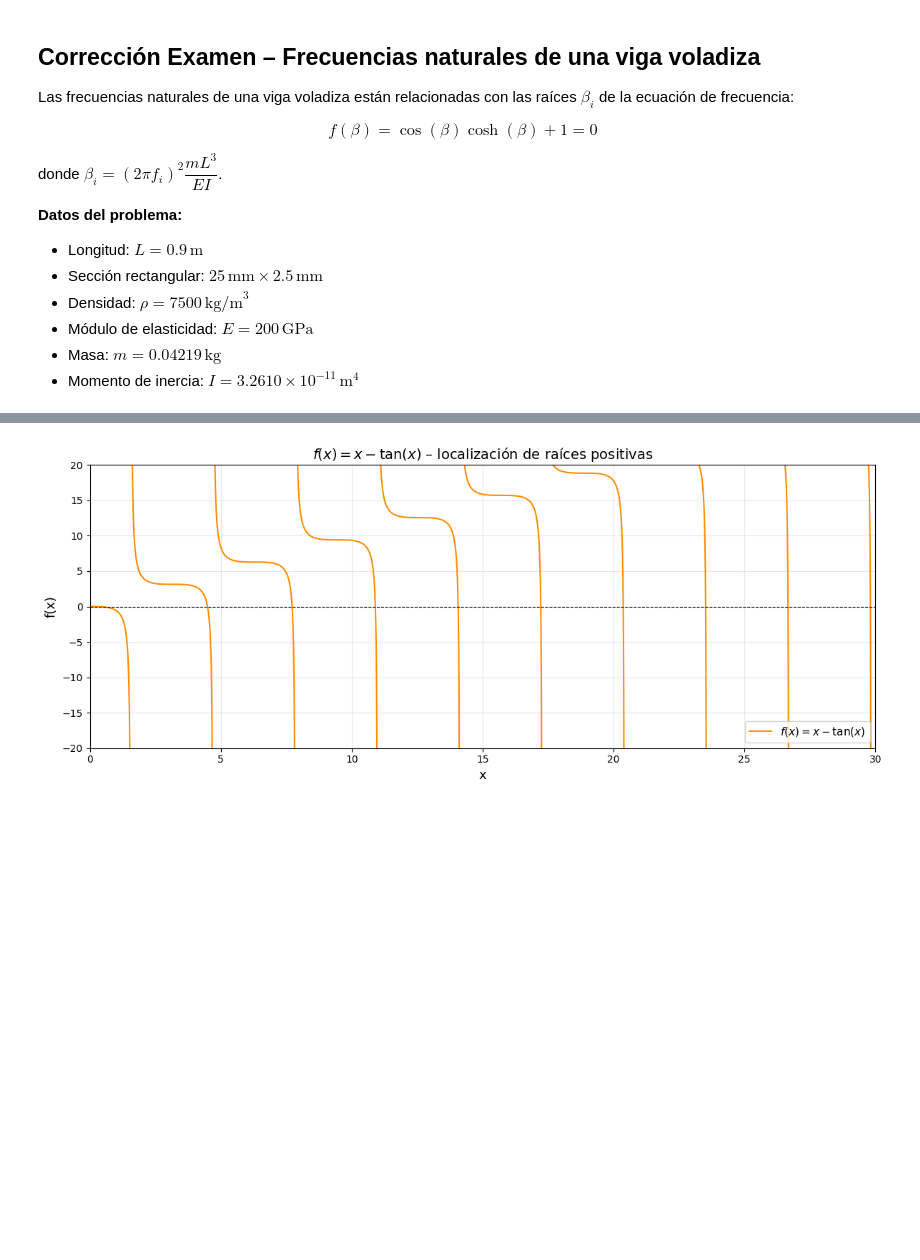
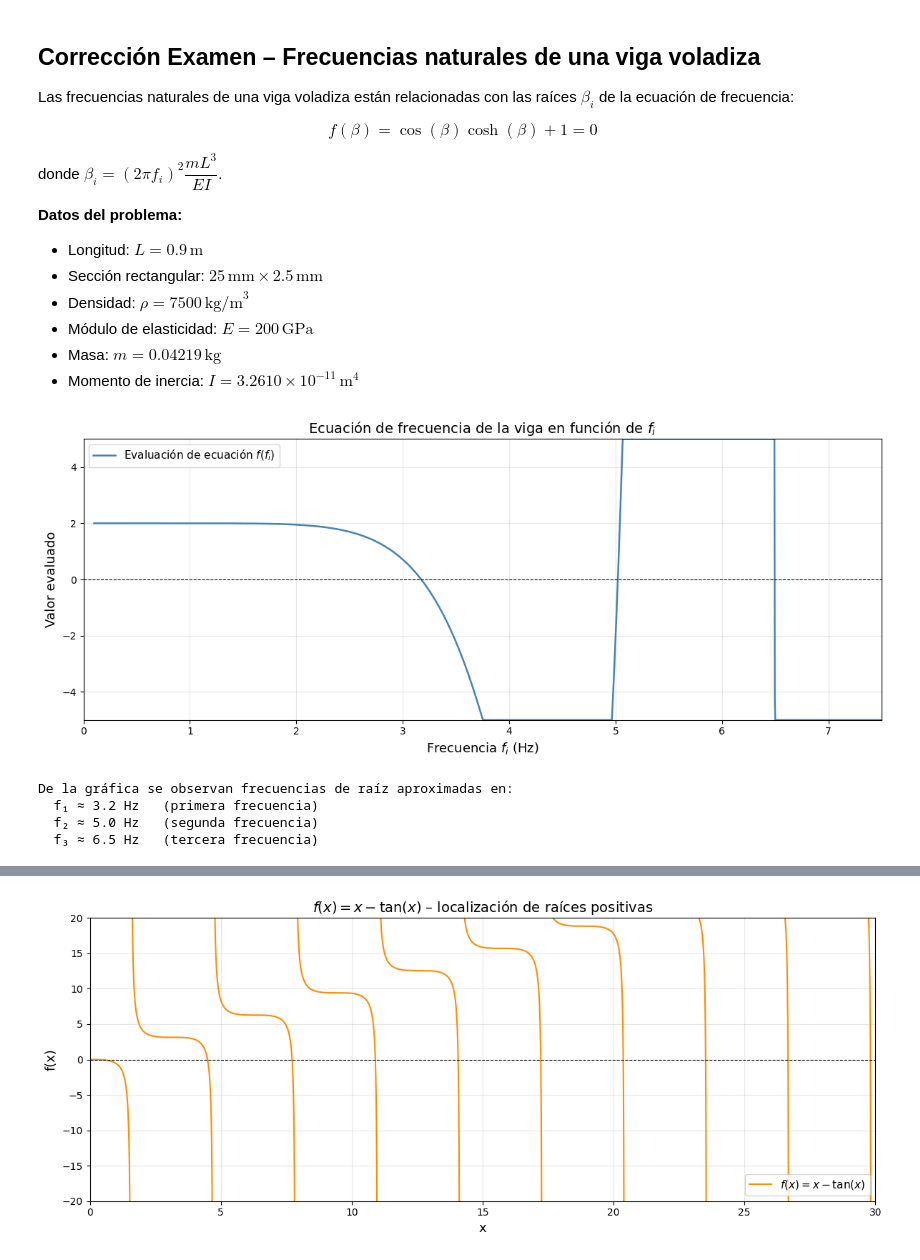
Before and after one commit to andresparceromelo/analisis_numerico, a Jupyter notebook: examen_2 parejas/examen.ipynb, the cells around one changed output, grey strips where cells are left out. Saved outputs shown, nothing was run; the diff lists cells and outputs as text; code cells hidden in the pictures; blank space fills up the shorter version.

```diff
--- a/examen_2 parejas/examen.ipynb
+++ b/examen_2 parejas/examen.ipynb
@@ -86,34 +86,47 @@ donde $\beta_i = (2\pi f_i)^2 \dfrac{mL^3}{EI}$.
 # %%
 import numpy as np
 import matplotlib.pyplot as plt
 
-# ── Definición de la función de frecuencia ────────────────────────────────────
-def f_beta(beta):
+#Parametros iniciales
+E = 200e9
+I = 3.2610e-11
+m = 0.04219
+L = 0.9
+
+# Definimos la función
+def f_viga(f_i):
+
+    beta = ((2 * np.pi * f_i)**2) * (m * L**3) / (E * I)
     return np.cos(beta) * np.cosh(beta) + 1
 
-# ── a) Bosquejo de la función ─────────────────────────────────────────────────
-beta_vals = np.linspace(0.1, 20, 2000)
-y_vals    = f_beta(beta_vals)
+# ── a) Bosquejo de la función ────────────────
+f_vals = np.linspace(0.1, 7.5, 2000)
+y_vals = [f_viga(freq) for freq in f_vals]
 
-# Limitar la escala vertical para que las raíces sean visibles
 y_plot = np.clip(y_vals, -5, 5)
 
 fig, ax = plt.subplots(figsize=(12, 5))
-ax.plot(beta_vals, y_plot, color='steelblue', linewidth=1.8,
-        label=r'$f(\beta) = \cos(\beta)\cosh(\beta)+1$')
+ax.plot(f_vals, y_plot, color='steelblue', linewidth=1.8,
+        label=r'Evaluación de ecuación $f(f_i)$')
 ax.axhline(0, color='black', linewidth=0.8, linestyle='--')
-ax.set_xlabel(r'$\beta$', fontsize=13)
-ax.set_ylabel(r'$f(\beta)$', fontsize=13)
-ax.set_title('Ecuación de frecuencia de la viga voladiza', fontsize=14)
+ax.set_xlabel(r'Frecuencia $f_i$ (Hz)', fontsize=13)
+ax.set_ylabel(r'Valor evaluado', fontsize=13)
+ax.set_title('Ecuación de frecuencia de la viga en función de $f_i$', fontsize=14)
 ax.set_ylim(-5, 5)
-ax.set_xlim(0, 20)
+ax.set_xlim(0, 7.5)
 ax.legend(fontsize=11)
 ax.grid(True, alpha=0.3)
 plt.tight_layout()
 plt.show()
 
-print("De la gráfica se observan raíces aproximadas en:")
-print("  β₁ ≈ 1.875   (primera raíz)")
-print("  β₂ ≈ 4.694   (segunda raíz)")
-print("  β₃ ≈ 7.855   (tercera raíz)")
+print("De la gráfica se observan frecuencias de raíz aproximadas en:")
+print("  f₁ ≈ 3.2 Hz   (primera frecuencia)")
+print("  f₂ ≈ 5.0 Hz   (segunda frecuencia)")
+print("  f₃ ≈ 6.5 Hz   (tercera frecuencia)")
+# %% [output]
+[figure, added]
+De la gráfica se observan frecuencias de raíz aproximadas en:
+  f₁ ≈ 3.2 Hz   (primera frecuencia)
+  f₂ ≈ 5.0 Hz   (segunda frecuencia)
+  f₃ ≈ 6.5 Hz   (tercera frecuencia)
 # %%
```
Also changed, not shown: parts of 6 cells of this notebook.
